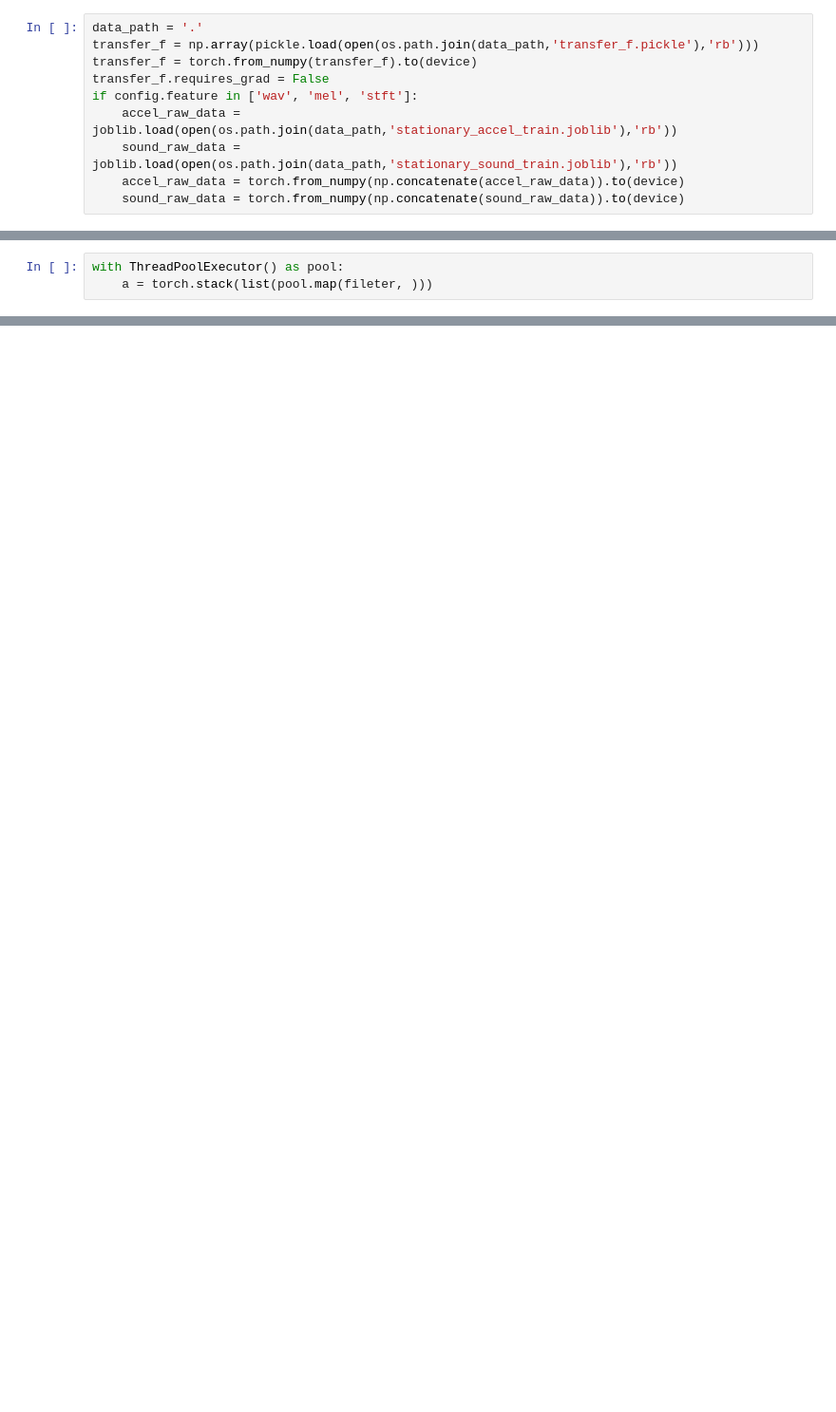
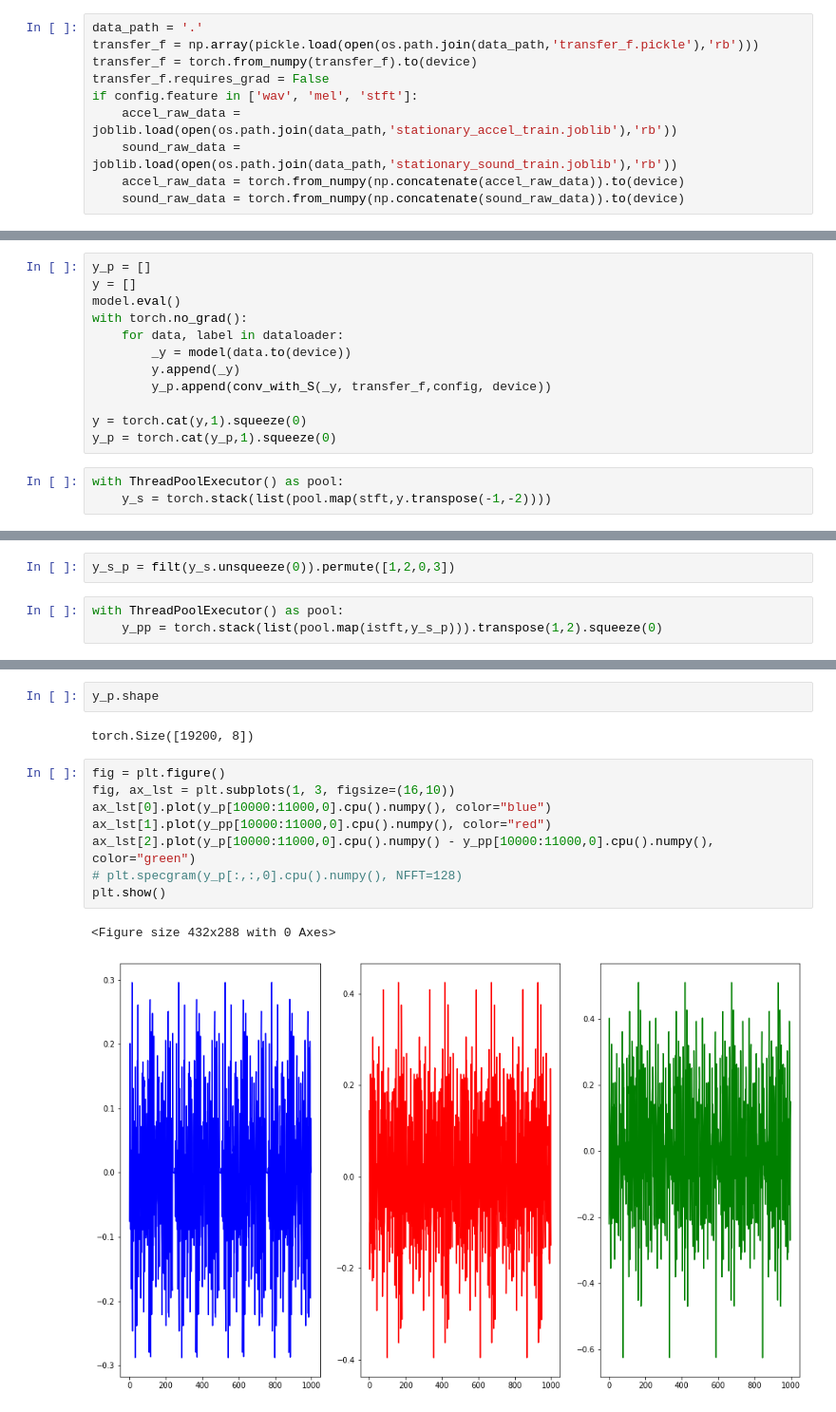
Before and after one commit to lsg1213/ai_model, a Jupyter notebook: pytorch/test_model/freq_filter.ipynb, the cells around one changed output, grey strips where cells are left out. Shown at 95% size. Drawn from its saved outputs; the diff is of its cells as text; blank space fills up the shorter version.

```diff
--- a/pytorch/test_model/freq_filter.ipynb
+++ b/pytorch/test_model/freq_filter.ipynb
@@ -84,3 +68,15 @@ fileter = conv_freq(tra, config, device)
+# %%
+y_p = []
+y = []
+model.eval()
+with torch.no_grad():
+    for data, label in dataloader:
+        _y = model(data.to(device))
+        y.append(_y)
+        y_p.append(conv_with_S(_y, transfer_f,config, device))
+
+y = torch.cat(y,1).squeeze(0)
+y_p = torch.cat(y_p,1).squeeze(0)
 # %%
 with ThreadPoolExecutor() as pool:
-    a = torch.stack(list(pool.map(fileter, )))
+    y_s = torch.stack(list(pool.map(stft,y.transpose(-1,-2))))
@@ -88,0 +123,5 @@ torch.Size([8, 8, 2, 129])
+# %%
+y_s_p = filt(y_s.unsqueeze(0)).permute([1,2,0,3])
+# %%
+with ThreadPoolExecutor() as pool:
+    y_pp = torch.stack(list(pool.map(istft,y_s_p))).transpose(1,2).squeeze(0)
@@ -88,0 +136,15 @@ torch.Size([8, 8, 2, 129])
+# %%
+y_p.shape
+# %% [output]
+torch.Size([19200, 8])
+# %%
+fig = plt.figure()
+fig, ax_lst = plt.subplots(1, 3, figsize=(16,10))
+ax_lst[0].plot(y_p[10000:11000,0].cpu().numpy(), color="blue")
+ax_lst[1].plot(y_pp[10000:11000,0].cpu().numpy(), color="red")
+ax_lst[2].plot(y_p[10000:11000,0].cpu().numpy() - y_pp[10000:11000,0].cpu().numpy(), color="green")
+# plt.specgram(y_p[:,:,0].cpu().numpy(), NFFT=128)
+plt.show()
+# %% [output]
+<Figure size 432x288 with 0 Axes>
+[figure, added]
```
Also changed, not shown: parts of 16 cells of this notebook, 2 other files.
